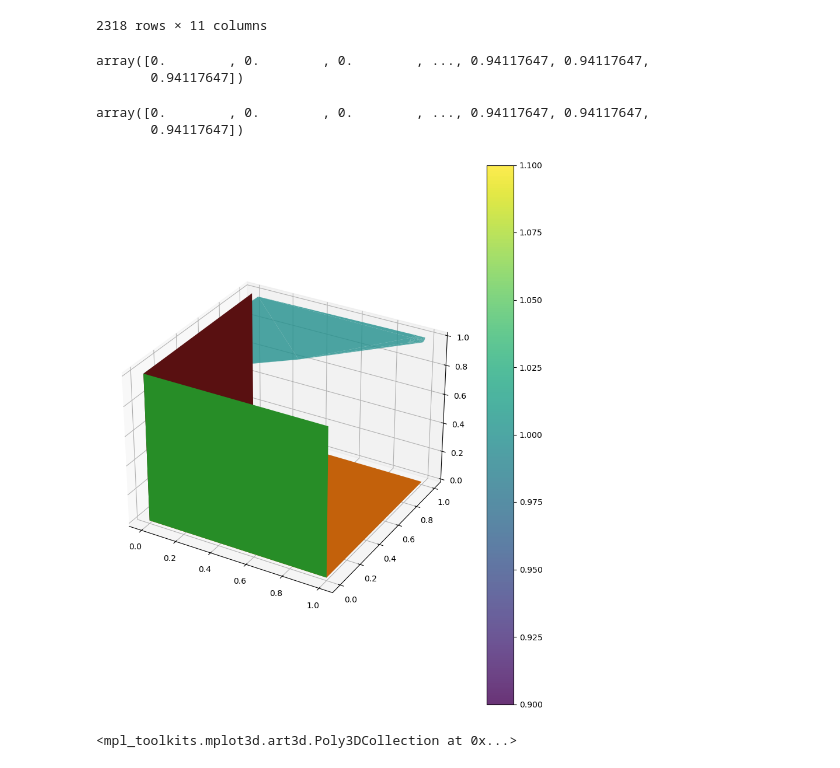
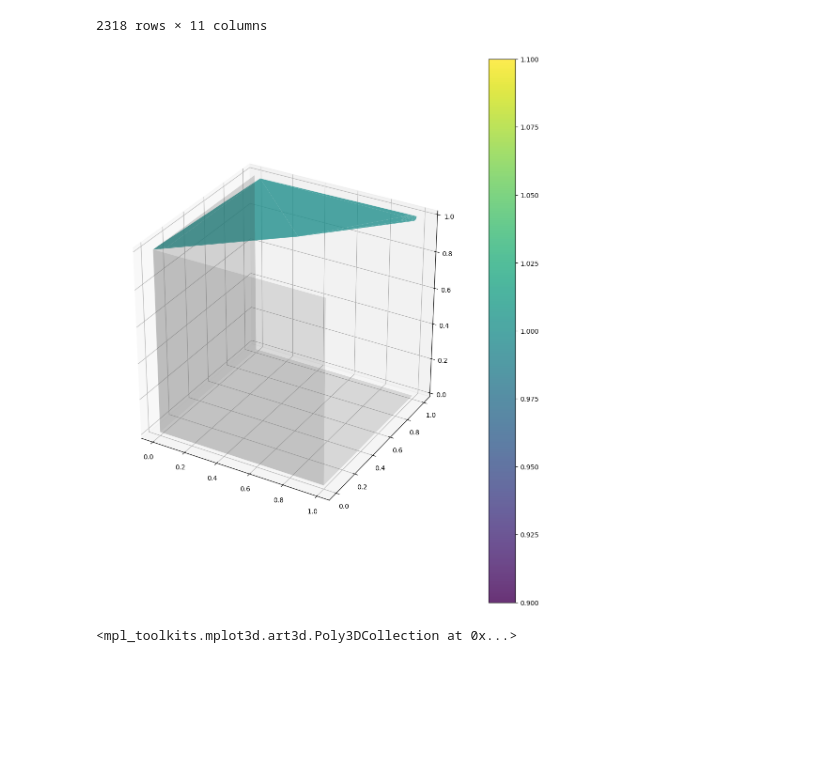
Before and after one commit to alt-rahul/5g-edge-app, a Jupyter notebook: model/initial.ipynb, the cells around one changed output. Saved outputs shown, nothing was run; the diff lists cells and outputs as text; code cells hidden in the pictures; blank space fills up the shorter version.

Commit message:
the 3d graph is created but there is issue

```diff
--- a/model/initial.ipynb
+++ b/model/initial.ipynb
@@ -60,8 +60,3 @@ for (x, y, z) in zip(gpu_util_avg, memory_util_avg, clock_util_avg):
 x = norm['GPU Utilization (%)'].values
 y = norm['Memory Utilization (%)'].values
 z = norm['Memory Clock Utilization'].values
-# %%
-x
-# %% [output]
-array([0.        , 0.        , 0.        , ..., 0.94117647, 0.94117647,
-       0.94117647])
@@ -72,27 +63,25 @@ x, y, z, = pts[:, 0], pts[:, 1], pts[:, 2]
-# %%
-x
-# %% [output]
-array([0.        , 0.        , 0.        , ..., 0.94117647, 0.94117647,
-       0.94117647])
 # %%
 import matplotlib.tri as tri
 
 fig = plt.figure(figsize=(10, 12))
 ax = fig.add_subplot(111, projection='3d')
 
 triangular = tri.Triangulation(x, y)
 surface = ax.plot_trisurf(triangular, z, cmap='viridis', edgecolor='none', alpha=0.8)
 fig.colorbar(surface, ax=ax)
 
-linespace = [0, 1]
+# linespace = np.linspace(0, 1, len(x))
+linespace = [0,1]
 X, Y = np.meshgrid(linespace, linespace)
-ax.plot_surface(X, Y, np.zeros_like(X), )
-ax.plot_surface(X,np.zeros_like(X),  Y, )
-ax.plot_surface(np.zeros_like(X), X, Y, )
+ax.plot_surface(X, Y, np.zeros_like(X), color='gray', alpha=0.2)
+ax.plot_surface(X,np.zeros_like(X),  Y, color='gray', alpha=0.2)
+ax.plot_surface(np.zeros_like(X), X, Y, color='gray', alpha=0.2)
 
+ax.set_box_aspect([1, 1, 1])
+plt.tight_layout()
 plt.show()
 # %% [output]
-[figure, old version]
+[figure, new version]
 # %%
 # %% [output]
 <mpl_toolkits.mplot3d.art3d.Poly3DCollection at 0x...>
```
Also changed, not shown: parts of 2 cells of this notebook.
